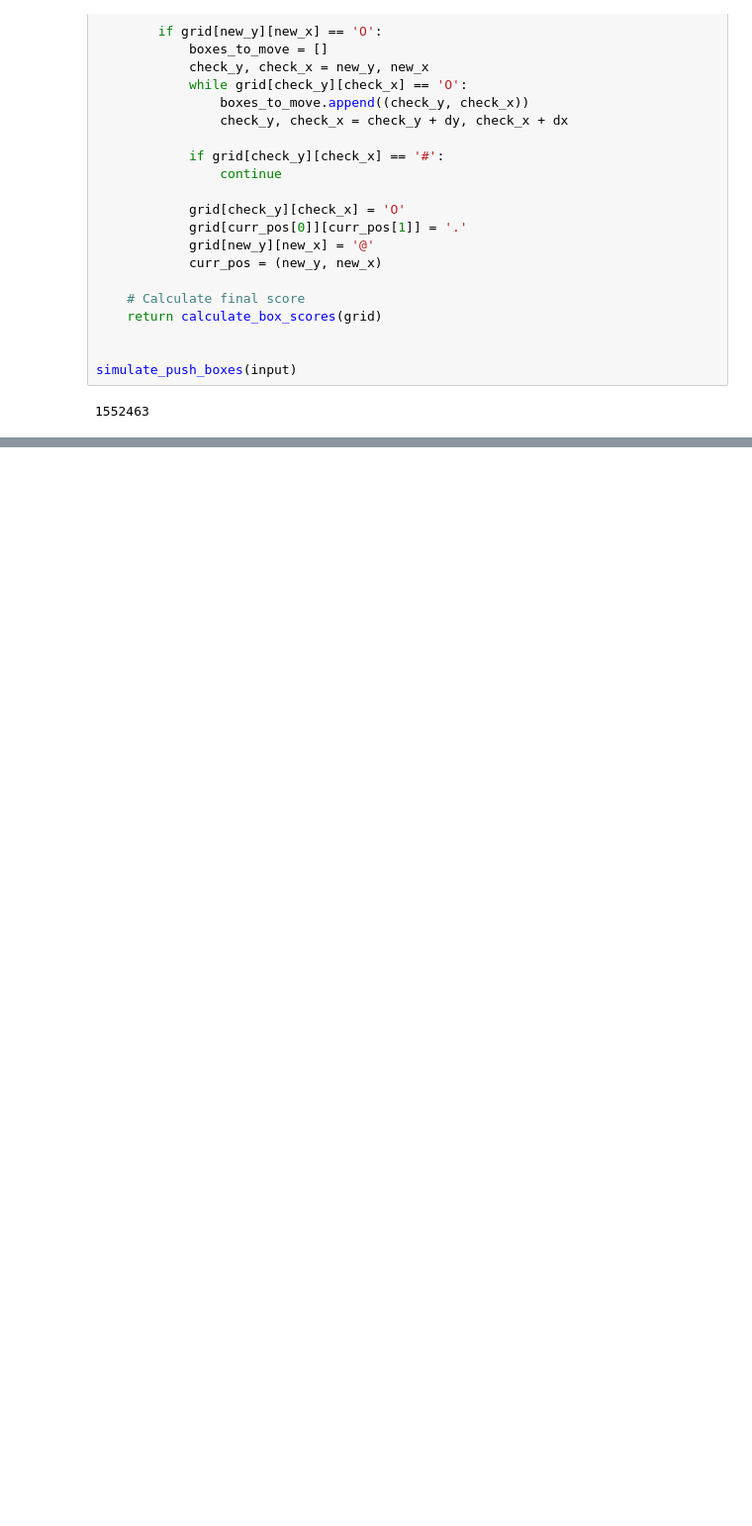
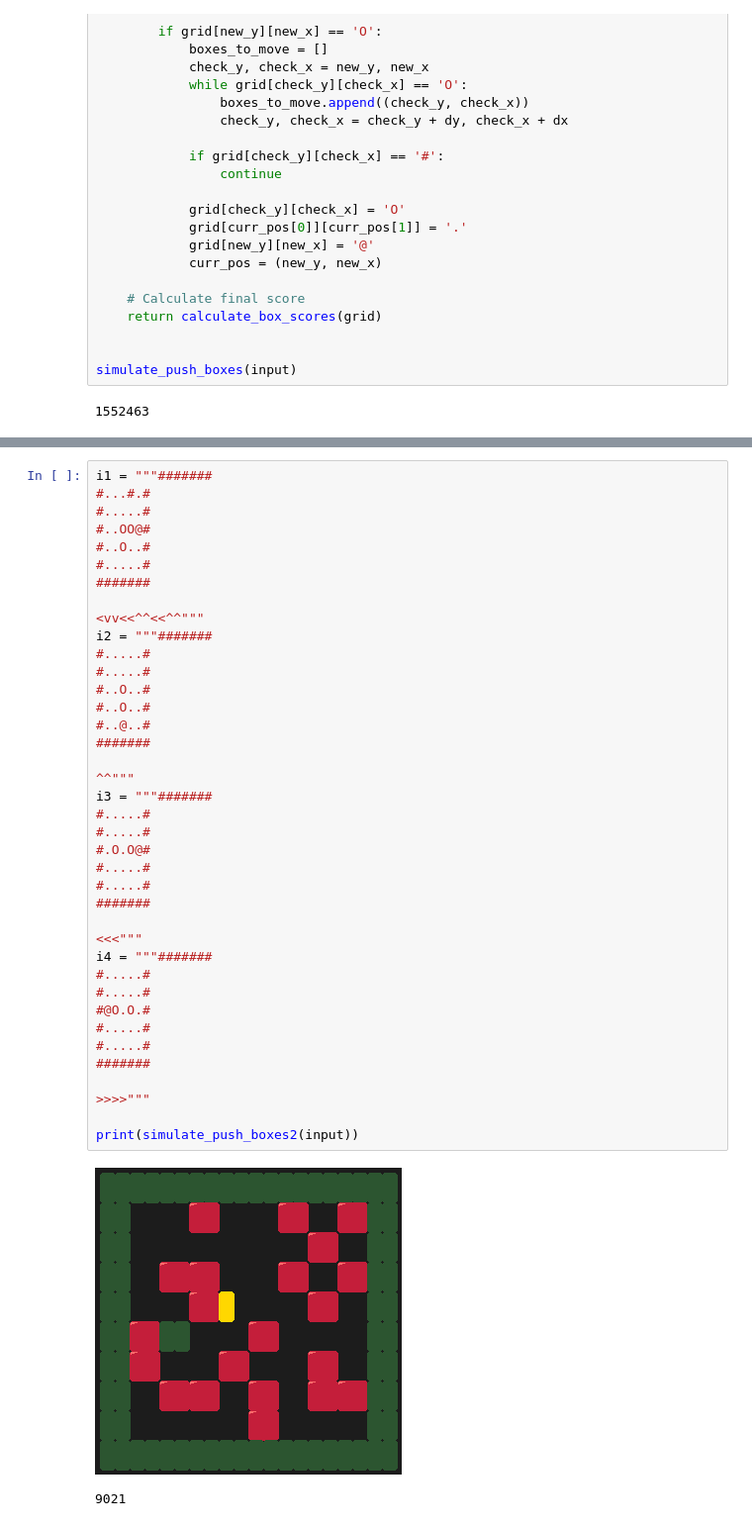
Before and after one commit to elichen/aoc2024, a Jupyter notebook: Day_15_Warehouse_Woes.ipynb, the cells around one changed output, grey strips where cells are left out. Shown: that part at 99% size. Drawn from its saved outputs; the diff is of its cells as text; blank space fills up the shorter version.

```diff
--- a/Day_15_Warehouse_Woes.ipynb
+++ b/Day_15_Warehouse_Woes.ipynb
@@ -91,0 +331,42 @@ simulate_push_boxes(input)
+# %%
+i1 = """#######
+#...#.#
+#.....#
+#..OO@#
+#..O..#
+#.....#
+#######
+
+<vv<<^^<<^^"""
+i2 = """#######
+#.....#
+#.....#
+#..O..#
+#..O..#
+#..@..#
+#######
+
+^^"""
+i3 = """#######
+#.....#
+#.....#
+#.O.O@#
+#.....#
+#.....#
+#######
+
+<<<"""
+i4 = """#######
+#.....#
+#.....#
+#@O.O.#
+#.....#
+#.....#
+#######
+
+>>>>"""
+
+print(simulate_push_boxes2(input))
+# %% [output]
+[figure, added]
+9021
```
Also changed, not shown: parts of 4 cells of this notebook.
